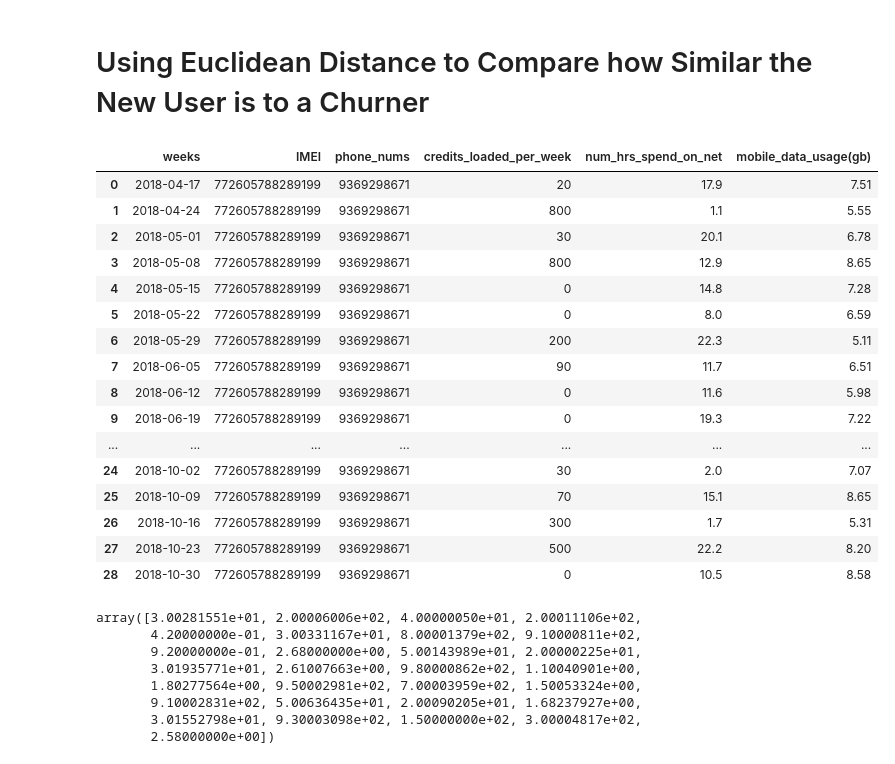
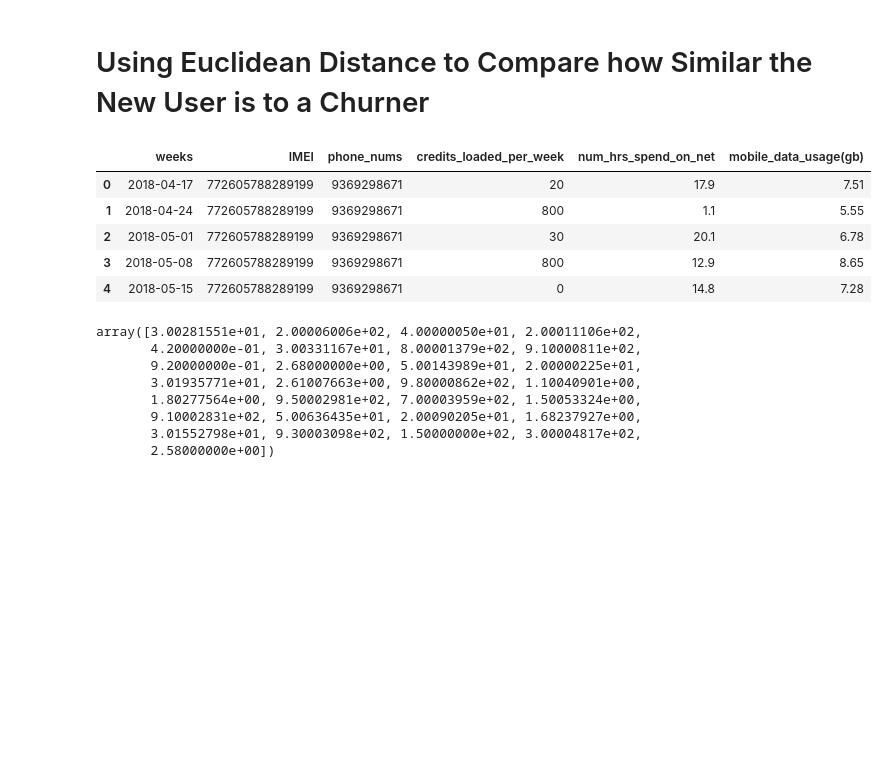
Before and after one commit to rjPajaro/Pattern-Recognition-Projects, a Jupyter notebook: rc-data-analysis/rc-analysis-demo.ipynb, the cells around one changed output. Saved outputs shown, nothing was run; the diff lists cells and outputs as text; code cells hidden in the pictures; blank space fills up the shorter version.

```diff
--- a/rc-data-analysis/rc-analysis-demo.ipynb
+++ b/rc-data-analysis/rc-analysis-demo.ipynb
@@ -49,25 +49,14 @@ print(len(df1), ' ', len(df2), ' ', len(df3))
 def Euclidean_Dist(df1, df2, cols=d[0].columns[3:-3]):
     return (np.linalg.norm(df1[cols].values - df2[cols].values, axis=1))
 # %%
-df1
+df1.head()
 # %% [output]
 |  | weeks | IMEI | phone_nums | credits_loaded_per_week | num_hrs_spend_on_net | mobile_data_usage(gb) |
 | 0 | 2018-04-17 | 772605788289199 | 9369298671 | 20 | 17.9 | 7.51 |
 | 1 | 2018-04-24 | 772605788289199 | 9369298671 | 800 | 1.1 | 5.55 |
 | 2 | 2018-05-01 | 772605788289199 | 9369298671 | 30 | 20.1 | 6.78 |
 | 3 | 2018-05-08 | 772605788289199 | 9369298671 | 800 | 12.9 | 8.65 |
 | 4 | 2018-05-15 | 772605788289199 | 9369298671 | 0 | 14.8 | 7.28 |
-| 5 | 2018-05-22 | 772605788289199 | 9369298671 | 0 | 8.0 | 6.59 |
-| 6 | 2018-05-29 | 772605788289199 | 9369298671 | 200 | 22.3 | 5.11 |
-| 7 | 2018-06-05 | 772605788289199 | 9369298671 | 90 | 11.7 | 6.51 |
-| 8 | 2018-06-12 | 772605788289199 | 9369298671 | 0 | 11.6 | 5.98 |
-| 9 | 2018-06-19 | 772605788289199 | 9369298671 | 0 | 19.3 | 7.22 |
-| ... | ... | ... | ... | ... | ... | ... |
-| 24 | 2018-10-02 | 772605788289199 | 9369298671 | 30 | 2.0 | 7.07 |
-| 25 | 2018-10-09 | 772605788289199 | 9369298671 | 70 | 15.1 | 8.65 |
-| 26 | 2018-10-16 | 772605788289199 | 9369298671 | 300 | 1.7 | 5.31 |
-| 27 | 2018-10-23 | 772605788289199 | 9369298671 | 500 | 22.2 | 8.20 |
-| 28 | 2018-10-30 | 772605788289199 | 9369298671 | 0 | 10.5 | 8.58 |
 # %%
 distances = Euclidean_Dist(df1, df2)
 distances
```
Also changed, not shown: parts of 1 cell of this notebook.
